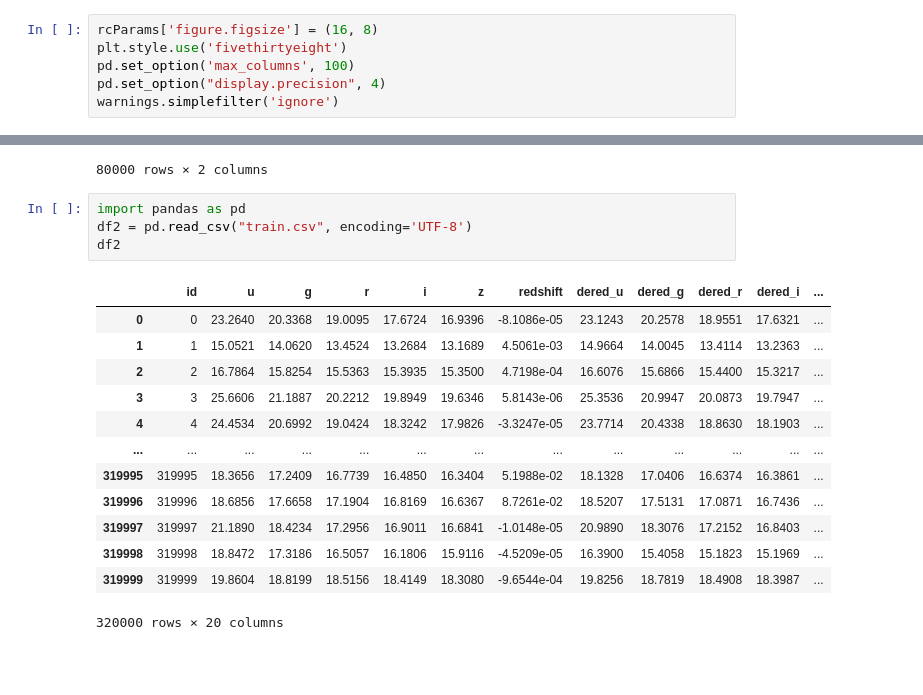
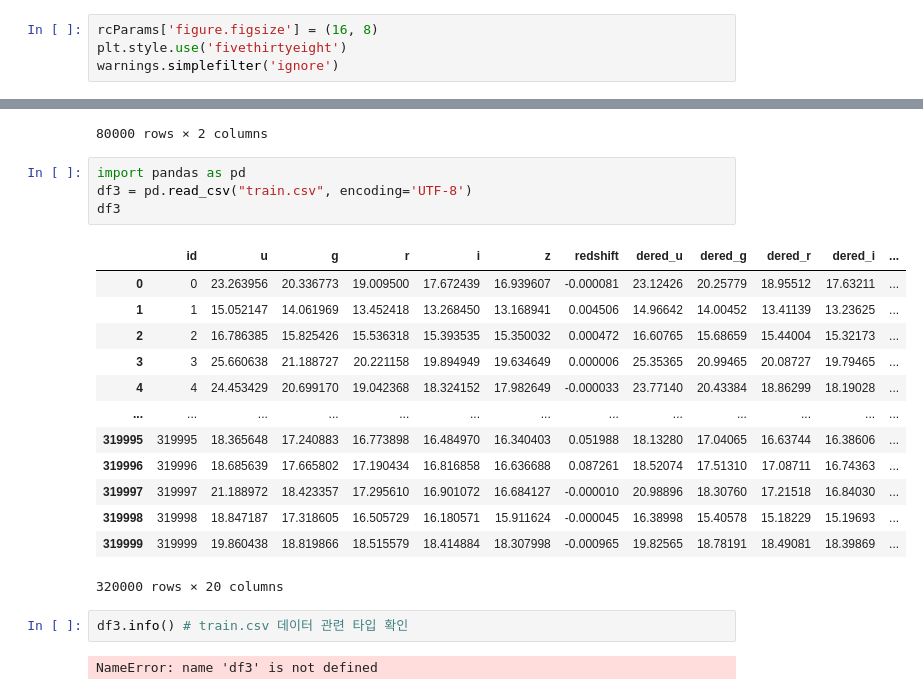
Before and after one commit to pch0789/nailedit, a Jupyter notebook: EDAdankook-checkpoint.ipynb, the cells around one changed output, grey strips where cells are left out. Cells and saved outputs as stored; diff of their text form; blank space fills up the shorter version.

```diff
--- a/EDAdankook-checkpoint.ipynb
+++ b/EDAdankook-checkpoint.ipynb
@@ -16,8 +21,6 @@ import warnings
 # %%
 rcParams['figure.figsize'] = (16, 8)
 plt.style.use('fivethirtyeight')
-pd.set_option('max_columns', 100)
-pd.set_option("display.precision", 4)
 warnings.simplefilter('ignore')
 # %%
 import pandas as pd
@@ -57,19 +60,23 @@ df2
 80000 rows × 2 columns
 # %%
 import pandas as pd
-df2 = pd.read_csv("train.csv", encoding='UTF-8')
-df2
+df3 = pd.read_csv("train.csv", encoding='UTF-8')
+df3
 # %% [output]
 |  | id | u | g | r | i | z | redshift | dered_u | dered_g | dered_r | dered_i | ... |
-| 0 | 0 | 23.2640 | 20.3368 | 19.0095 | 17.6724 | 16.9396 | -8.1086e-05 | 23.1243 | 20.2578 | 18.9551 | 17.6321 | ... |
-| 1 | 1 | 15.0521 | 14.0620 | 13.4524 | 13.2684 | 13.1689 | 4.5061e-03 | 14.9664 | 14.0045 | 13.4114 | 13.2363 | ... |
-| 2 | 2 | 16.7864 | 15.8254 | 15.5363 | 15.3935 | 15.3500 | 4.7198e-04 | 16.6076 | 15.6866 | 15.4400 | 15.3217 | ... |
-| 3 | 3 | 25.6606 | 21.1887 | 20.2212 | 19.8949 | 19.6346 | 5.8143e-06 | 25.3536 | 20.9947 | 20.0873 | 19.7947 | ... |
-| 4 | 4 | 24.4534 | 20.6992 | 19.0424 | 18.3242 | 17.9826 | -3.3247e-05 | 23.7714 | 20.4338 | 18.8630 | 18.1903 | ... |
+| 0 | 0 | 23.263956 | 20.336773 | 19.009500 | 17.672439 | 16.939607 | -0.000081 | 23.12426 | 20.25779 | 18.95512 | 17.63211 | ... |
+| 1 | 1 | 15.052147 | 14.061969 | 13.452418 | 13.268450 | 13.168941 | 0.004506 | 14.96642 | 14.00452 | 13.41139 | 13.23625 | ... |
+| 2 | 2 | 16.786385 | 15.825426 | 15.536318 | 15.393535 | 15.350032 | 0.000472 | 16.60765 | 15.68659 | 15.44004 | 15.32173 | ... |
+| 3 | 3 | 25.660638 | 21.188727 | 20.221158 | 19.894949 | 19.634649 | 0.000006 | 25.35365 | 20.99465 | 20.08727 | 19.79465 | ... |
+| 4 | 4 | 24.453429 | 20.699170 | 19.042368 | 18.324152 | 17.982649 | -0.000033 | 23.77140 | 20.43384 | 18.86299 | 18.19028 | ... |
 | ... | ... | ... | ... | ... | ... | ... | ... | ... | ... | ... | ... | ... |
-| 319995 | 319995 | 18.3656 | 17.2409 | 16.7739 | 16.4850 | 16.3404 | 5.1988e-02 | 18.1328 | 17.0406 | 16.6374 | 16.3861 | ... |
-| 319996 | 319996 | 18.6856 | 17.6658 | 17.1904 | 16.8169 | 16.6367 | 8.7261e-02 | 18.5207 | 17.5131 | 17.0871 | 16.7436 | ... |
-| 319997 | 319997 | 21.1890 | 18.4234 | 17.2956 | 16.9011 | 16.6841 | -1.0148e-05 | 20.9890 | 18.3076 | 17.2152 | 16.8403 | ... |
-| 319998 | 319998 | 18.8472 | 17.3186 | 16.5057 | 16.1806 | 15.9116 | -4.5209e-05 | 16.3900 | 15.4058 | 15.1823 | 15.1969 | ... |
-| 319999 | 319999 | 19.8604 | 18.8199 | 18.5156 | 18.4149 | 18.3080 | -9.6544e-04 | 19.8256 | 18.7819 | 18.4908 | 18.3987 | ... |
+| 319995 | 319995 | 18.365648 | 17.240883 | 16.773898 | 16.484970 | 16.340403 | 0.051988 | 18.13280 | 17.04065 | 16.63744 | 16.38606 | ... |
+| 319996 | 319996 | 18.685639 | 17.665802 | 17.190434 | 16.816858 | 16.636688 | 0.087261 | 18.52074 | 17.51310 | 17.08711 | 16.74363 | ... |
+| 319997 | 319997 | 21.188972 | 18.423357 | 17.295610 | 16.901072 | 16.684127 | -0.000010 | 20.98896 | 18.30760 | 17.21518 | 16.84030 | ... |
+| 319998 | 319998 | 18.847187 | 17.318605 | 16.505729 | 16.180571 | 15.911624 | -0.000045 | 16.38998 | 15.40578 | 15.18229 | 15.19693 | ... |
+| 319999 | 319999 | 19.860438 | 18.819866 | 18.515579 | 18.414884 | 18.307998 | -0.000965 | 19.82565 | 18.78191 | 18.49081 | 18.39869 | ... |
 320000 rows × 20 columns
+# %%
+df3.info() # train.csv 데이터 관련 타입 확인
+# %% [output]
+NameError: name 'df3' is not defined
```
Also changed, not shown: parts of 14 cells of this notebook.
